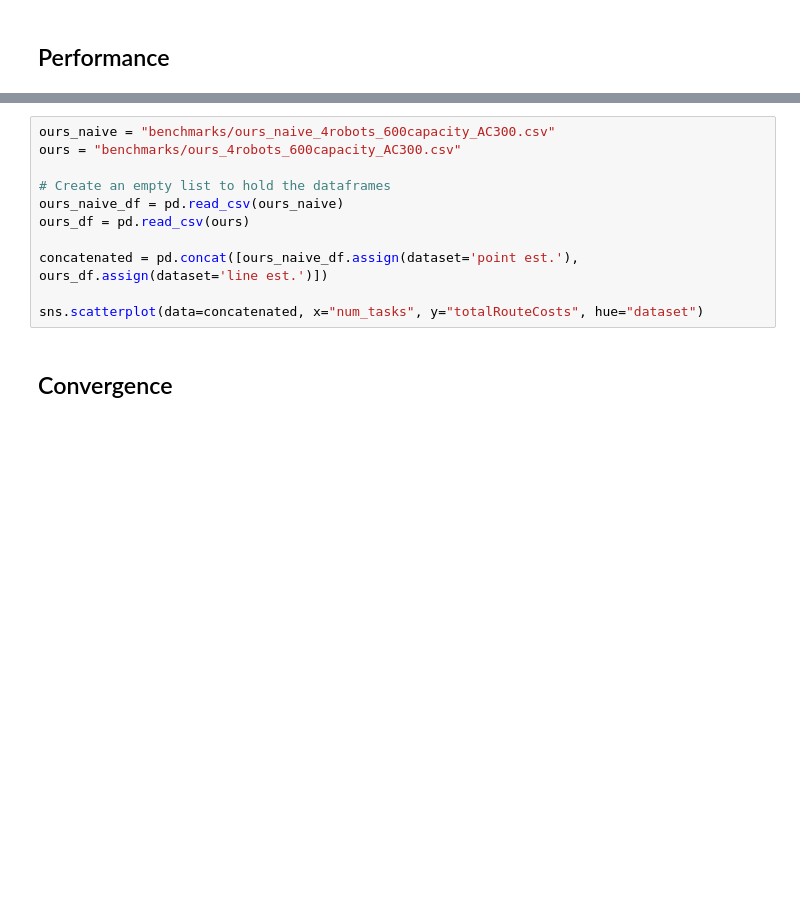
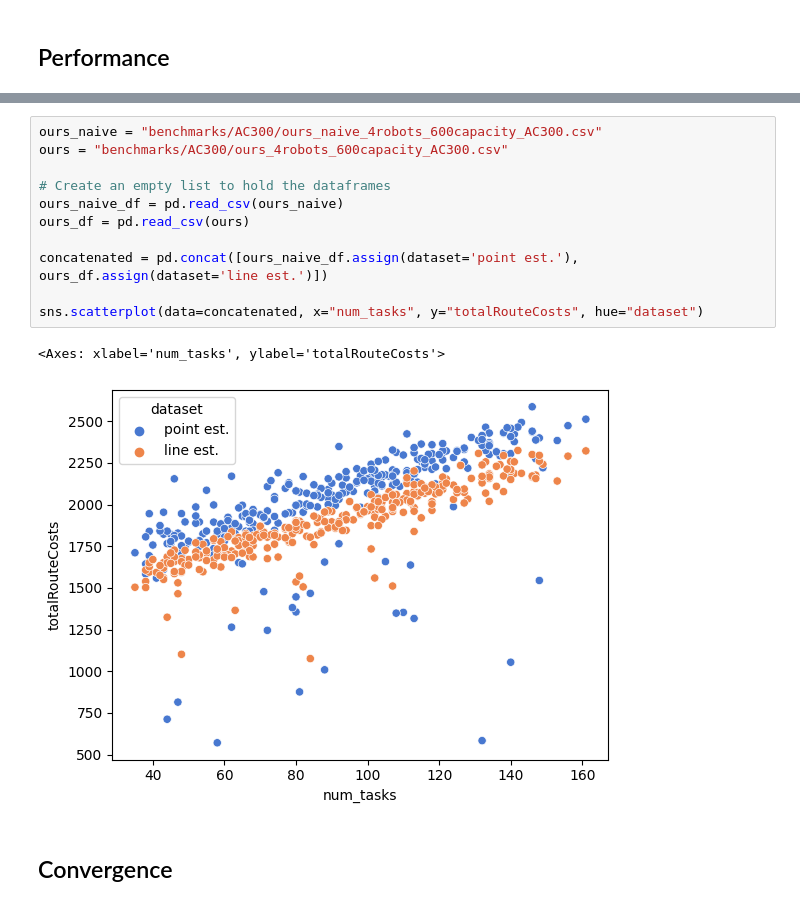
Before and after one commit to kasperg3/trajallocpy, a Jupyter notebook: plot_benchmarks.ipynb, the cells around one changed output, grey strips where cells are left out. Saved outputs shown, nothing was run; the diff lists cells and outputs as text; blank space fills up the shorter version.

```diff
--- a/plot_benchmarks.ipynb
+++ b/plot_benchmarks.ipynb
@@ -105,14 +117,17 @@ print("Improvement over naive: ", (df2["totalRouteCosts"].mean()-df1["totalRoute
 # %%
-ours_naive = "benchmarks/ours_naive_4robots_600capacity_AC300.csv"
-ours = "benchmarks/ours_4robots_600capacity_AC300.csv"
+ours_naive = "benchmarks/AC300/ours_naive_4robots_600capacity_AC300.csv"
+ours = "benchmarks/AC300/ours_4robots_600capacity_AC300.csv"
 
 # Create an empty list to hold the dataframes
 ours_naive_df = pd.read_csv(ours_naive)
 ours_df = pd.read_csv(ours)
 
 concatenated = pd.concat([ours_naive_df.assign(dataset='point est.'), ours_df.assign(dataset='line est.')])
 
 sns.scatterplot(data=concatenated, x="num_tasks", y="totalRouteCosts", hue="dataset")
+# %% [output]
+<Axes: xlabel='num_tasks', ylabel='totalRouteCosts'>
+[figure, added]
 # %% [markdown]
 ## Convergence
 # %%
```
Also changed, not shown: parts of 7 cells of this notebook, 32 other files.
